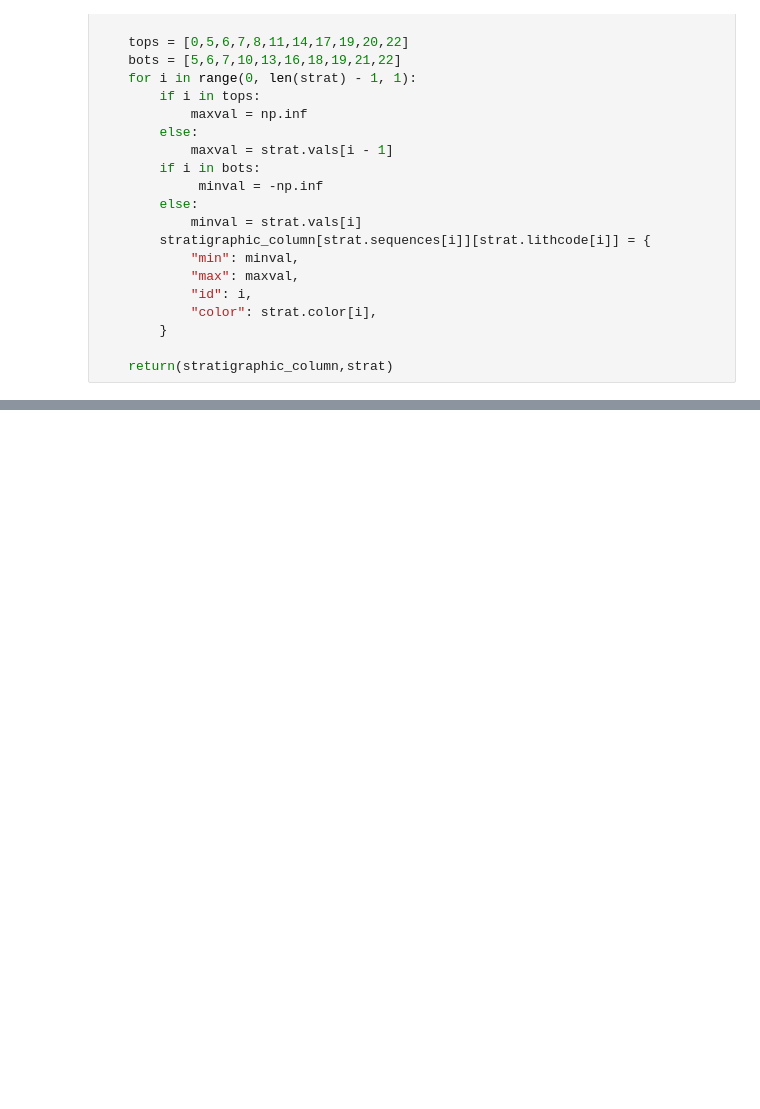
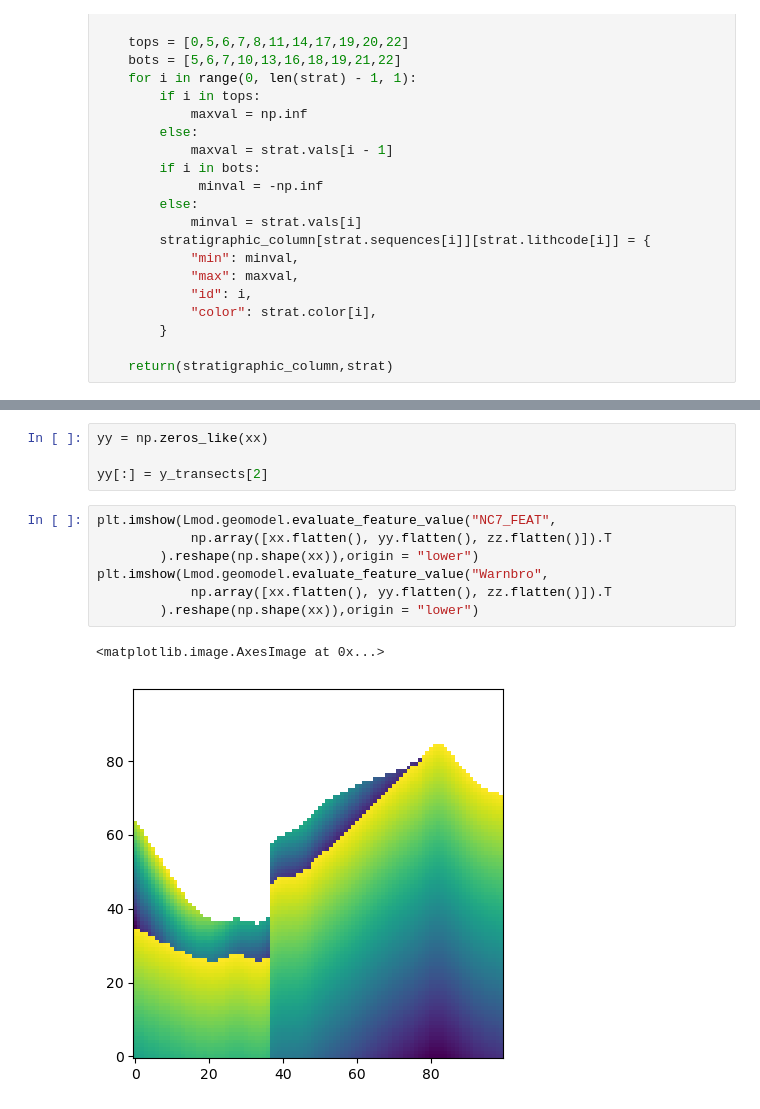
Before and after one commit to malvina-chmielarski/Otorowiri, a Jupyter notebook: scripts/badaminna_geo.ipynb, the cells around one changed output, grey strips where cells are left out. Drawn from its saved outputs; the diff is of its cells as text; blank space fills up the shorter version.

```diff
--- a/scripts/badaminna_geo.ipynb
+++ b/scripts/badaminna_geo.ipynb
@@ -667,0 +703,14 @@ ERROR: 2024-05-22 21:43:57,039: geological_model.py:1540 -- Model does not conta
+# %%
+yy = np.zeros_like(xx)
+
+yy[:] = y_transects[2]
+# %%
+plt.imshow(Lmod.geomodel.evaluate_feature_value("NC7_FEAT",
+            np.array([xx.flatten(), yy.flatten(), zz.flatten()]).T
+        ).reshape(np.shape(xx)),origin = "lower")
+plt.imshow(Lmod.geomodel.evaluate_feature_value("Warnbro",
+            np.array([xx.flatten(), yy.flatten(), zz.flatten()]).T
+        ).reshape(np.shape(xx)),origin = "lower")
+# %% [output]
+<matplotlib.image.AxesImage at 0x...>
+[figure, added]
```
Also changed, not shown: parts of 5 cells of this notebook, 1 other file.
